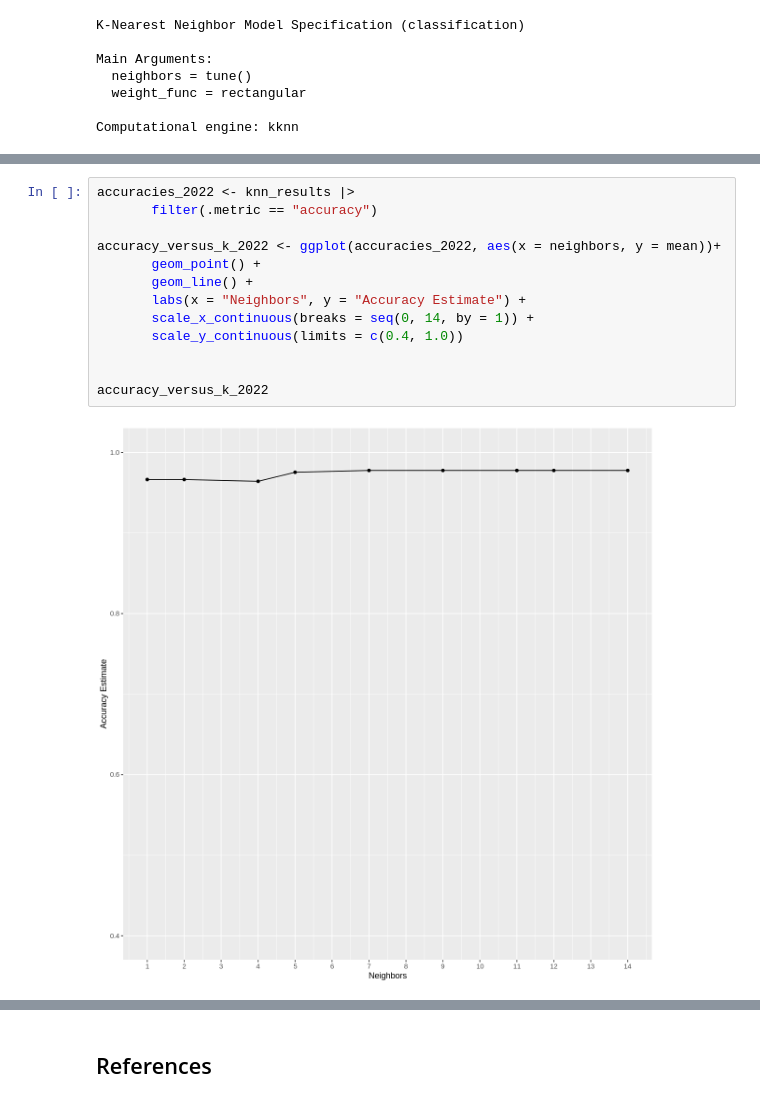
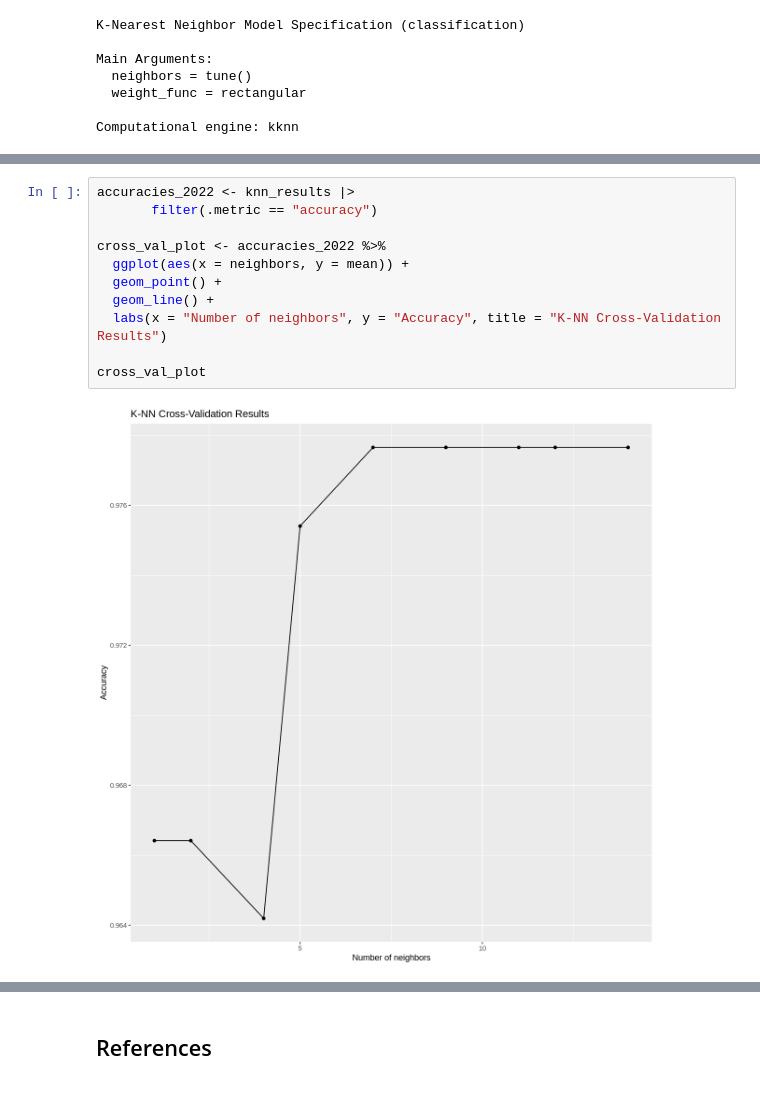
Before and after one commit to DrakenRaptor/Section006-28-Proposal, a Jupyter notebook: ProjectTrial.ipynb, the cells around one changed output, grey strips where cells are left out. Cells and saved outputs as stored; diff of their text form.

```diff
--- a/ProjectTrial.ipynb
+++ b/ProjectTrial.ipynb
@@ -776,15 +776,13 @@ A tibble: 20 × 7
 # %%
 accuracies_2022 <- knn_results |>
        filter(.metric == "accuracy")
 
-accuracy_versus_k_2022 <- ggplot(accuracies_2022, aes(x = neighbors, y = mean))+
-       geom_point() +
-       geom_line() +
-       labs(x = "Neighbors", y = "Accuracy Estimate") +
-       scale_x_continuous(breaks = seq(0, 14, by = 1)) +
-       scale_y_continuous(limits = c(0.4, 1.0))
+cross_val_plot <- accuracies_2022 %>%
+  ggplot(aes(x = neighbors, y = mean)) +
+  geom_point() +
+  geom_line() +
+  labs(x = "Number of neighbors", y = "Accuracy", title = "K-NN Cross-Validation Results")
 
-
-accuracy_versus_k_2022
+cross_val_plot
 # %% [output]
-[figure, old version]
+[figure, new version]
```
Also changed, not shown: parts of 4 cells of this notebook.
